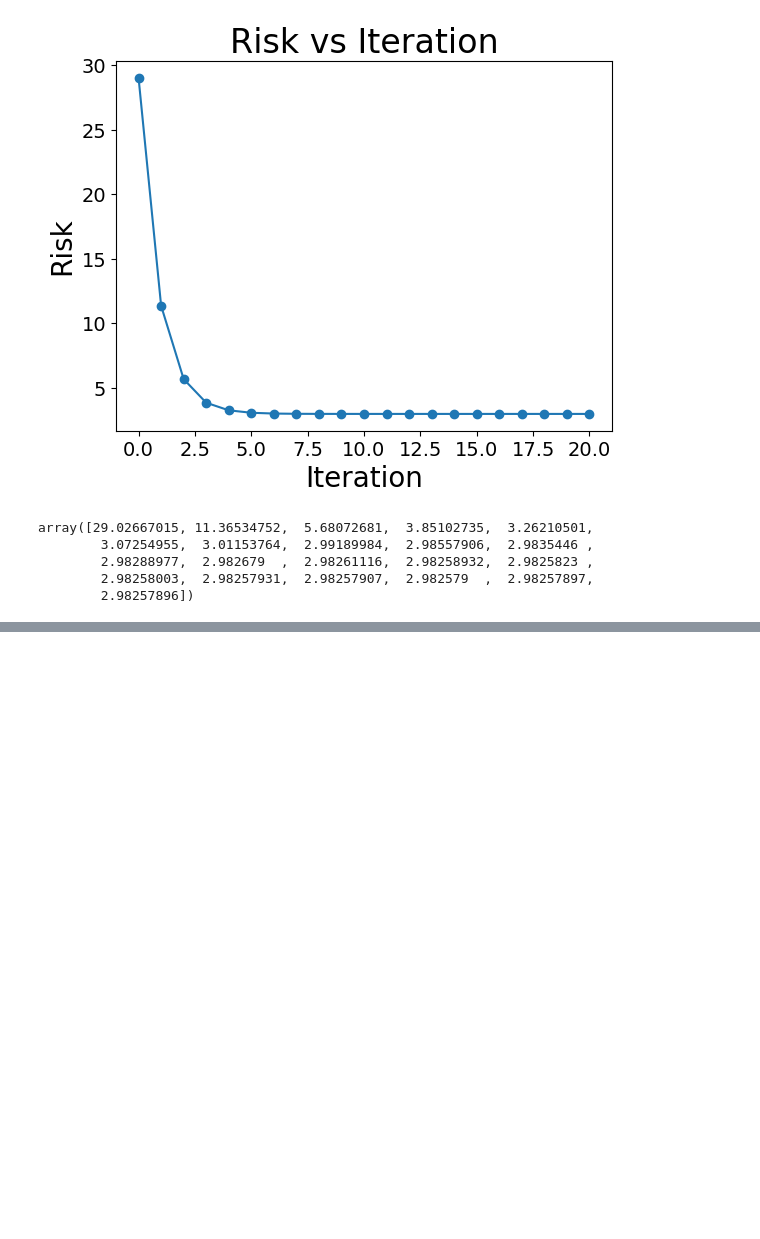
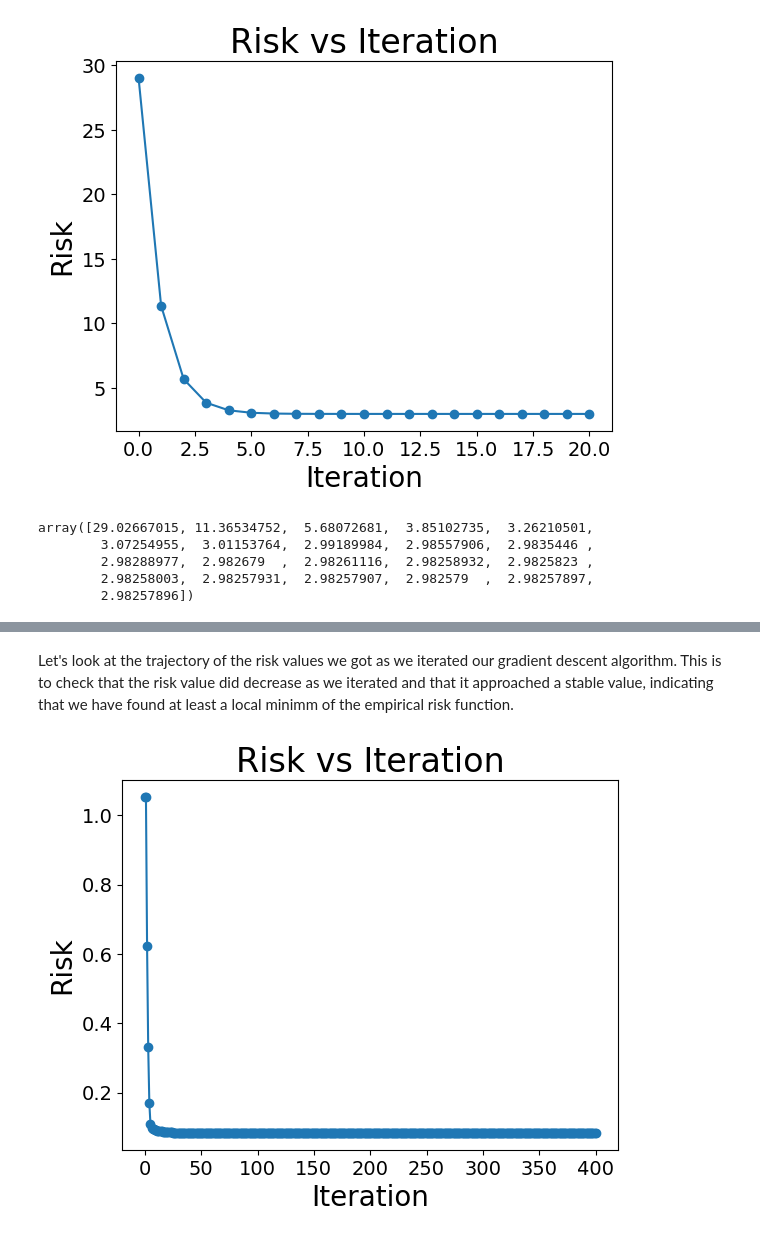
Before and after one commit to dchoyle/ODSCEast2025_MathBootcamp, a Jupyter notebook: Lesson2.ipynb, the cells around one changed output, grey strips where cells are left out. Cells and saved outputs as stored; diff of their text form; code cells hidden in the pictures; blank space fills up the shorter version.

Commit message:
Added gradient descent on power plant data example

```diff
--- a/Lesson2.ipynb
+++ b/Lesson2.ipynb
@@ -319,0 +424,3 @@ array([29.02667015, 11.36534752,  5.68072681,  3.85102735,  3.26210501,
+# %%
+# Read in the raw data
+df = pd.read_csv("./power_plant_output.csv")
@@ -319,0 +460,43 @@ array([29.02667015, 11.36534752,  5.68072681,  3.85102735,  3.26210501,
+# %%
+# Set the learning rate and the number of iterations we want to perform
+eta=0.2
+n_iter=400
+
+# Initialize arrays to hold the sequence of
+# parameter estimates and empirical risk values.
+# We'll include a subscript 'pe' in the output
+# variable names, to disinguish from our other
+# gradient descent example
+beta_learn_pe=np.full((1+n_iter, 2), np.nan)
+risk_learn_pe=np.full(1+n_iter, np.nan)
+
+# Set the starting estimate for the
+# model parameters. We set them both to -1 to start
+# with because we know from our exploratory plots earlier
+# that both AT and V have a negative effect on the power plant
+# output.
+beta_learn_pe[0] = np.array([-1.0, -1.0])
+
+# Calculate the initial risk value
+risk_learn_pe[0], _ = ols_risk_and_derivative(X=X_norm, y=y_norm, beta=beta_learn_pe[0])
+
+# Iterate using the gradient descent update rule
+for iter in range(n_iter):
+    beta_learn_pe[iter+1] = beta_learn_pe[iter]
+    risk, risk_derivative = ols_risk_and_derivative(X=X_norm, y=y_norm, beta=beta_learn_pe[iter+1])
+
+    beta_learn_pe[iter+1] -= eta*risk_derivative / np.sqrt(1.0 + np.inner(risk_derivative, risk_derivative))
+    risk_learn_pe[iter+1] = risk
+# %% [markdown]
+Let's look at the trajectory of the risk values we got as we iterated our gradient descent algorithm. This is to check that the risk value did decrease as we iterated and that it approached a stable value, indicating that we have found at least a local minimm of the empirical risk function.
+# %%
+# Plot risk function values at each iteration
+plt.plot(risk_learn_pe, marker="o")
+plt.title('Risk vs Iteration', fontsize=24)
+plt.xlabel('Iteration', fontsize=20)
+plt.ylabel('Risk', fontsize=20)
+plt.xticks(fontsize=14)
+plt.yticks(fontsize=14)
+plt.show()
+# %% [output]
+[figure, added]
```
Also changed, not shown: parts of 16 cells of this notebook.
